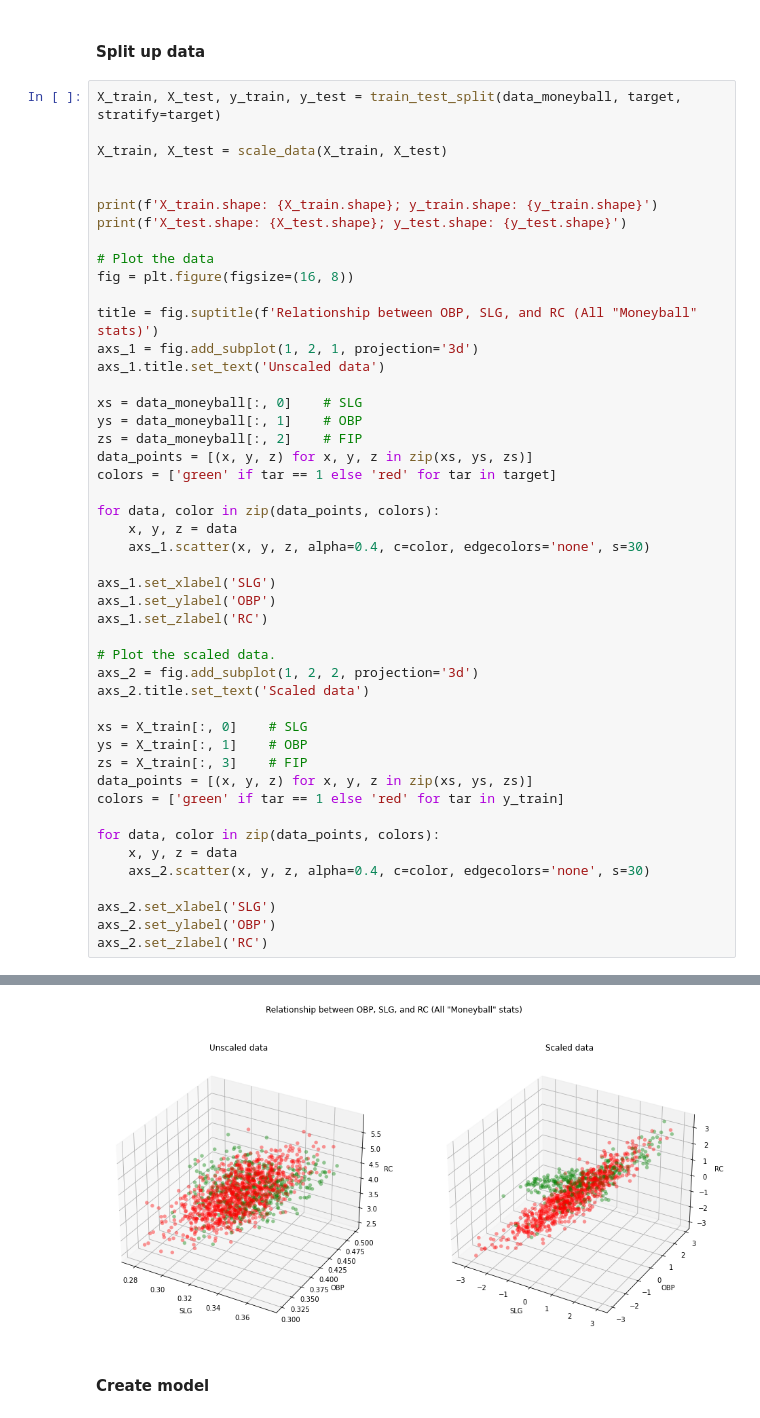
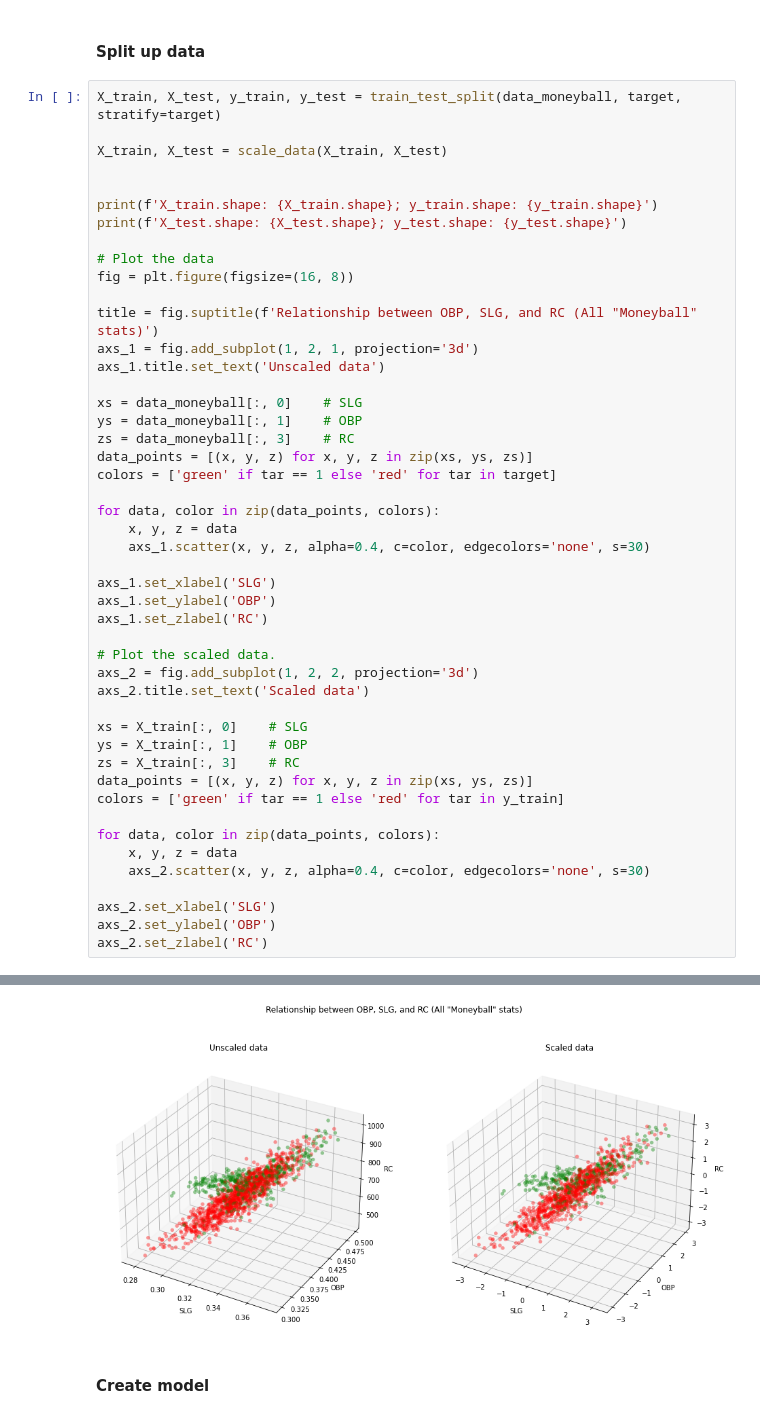
Before and after one commit to rohannakra/Moneyball-Data-Analysis, a Jupyter notebook: linear model simulations/moneyball_stats_simulation.ipynb, the cells around one changed output, grey strips where cells are left out. Drawn from its saved outputs; the diff is of its cells as text.

```diff
--- a/linear model simulations/moneyball_stats_simulation.ipynb
+++ b/linear model simulations/moneyball_stats_simulation.ipynb
@@ -92,40 +98,40 @@ axs_1.title.set_text('Unscaled data')
 
 xs = data_moneyball[:, 0]    # SLG
 ys = data_moneyball[:, 1]    # OBP
-zs = data_moneyball[:, 2]    # FIP
+zs = data_moneyball[:, 3]    # RC
 data_points = [(x, y, z) for x, y, z in zip(xs, ys, zs)]
 colors = ['green' if tar == 1 else 'red' for tar in target]
 
 for data, color in zip(data_points, colors):
     x, y, z = data
     axs_1.scatter(x, y, z, alpha=0.4, c=color, edgecolors='none', s=30)
 
 axs_1.set_xlabel('SLG')
 axs_1.set_ylabel('OBP')
 axs_1.set_zlabel('RC')
 
 # Plot the scaled data.
 axs_2 = fig.add_subplot(1, 2, 2, projection='3d')
 axs_2.title.set_text('Scaled data')
 
 xs = X_train[:, 0]    # SLG
 ys = X_train[:, 1]    # OBP
-zs = X_train[:, 3]    # FIP
+zs = X_train[:, 3]    # RC
 data_points = [(x, y, z) for x, y, z in zip(xs, ys, zs)]
 colors = ['green' if tar == 1 else 'red' for tar in y_train]
 
 for data, color in zip(data_points, colors):
     x, y, z = data
     axs_2.scatter(x, y, z, alpha=0.4, c=color, edgecolors='none', s=30)
 
 axs_2.set_xlabel('SLG')
 axs_2.set_ylabel('OBP')
 axs_2.set_zlabel('RC')
 # %% [output]
 X_train.shape: (1104, 4); y_train.shape: (1104,)
 X_test.shape: (368, 4); y_test.shape: (368,)
 Text(0.5, 0, 'RC')
-[figure, old version]
+[figure, new version]
 # %% [markdown]
 #### Create model
 # %%
```
Also changed, not shown: parts of 11 cells of this notebook, 2 other files.
